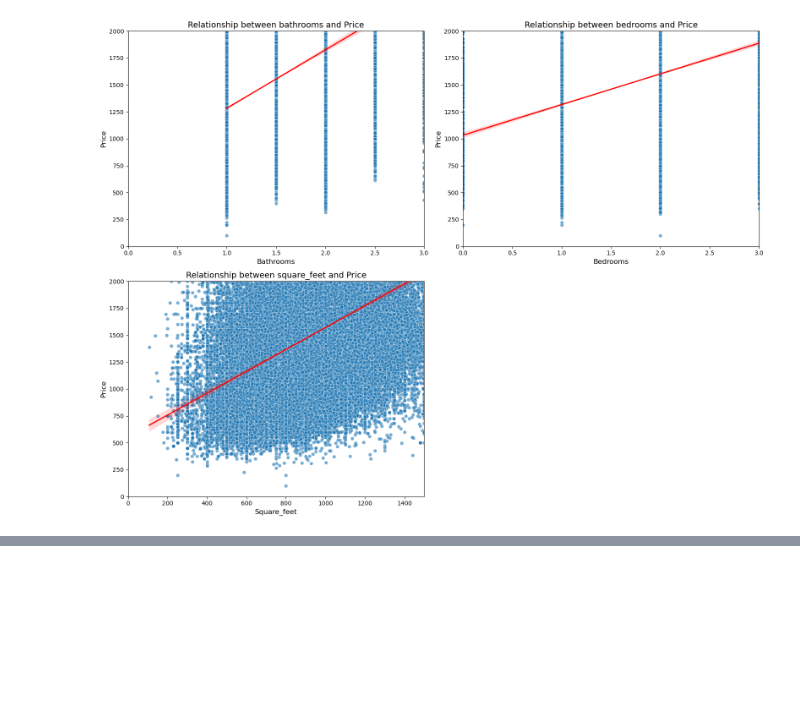
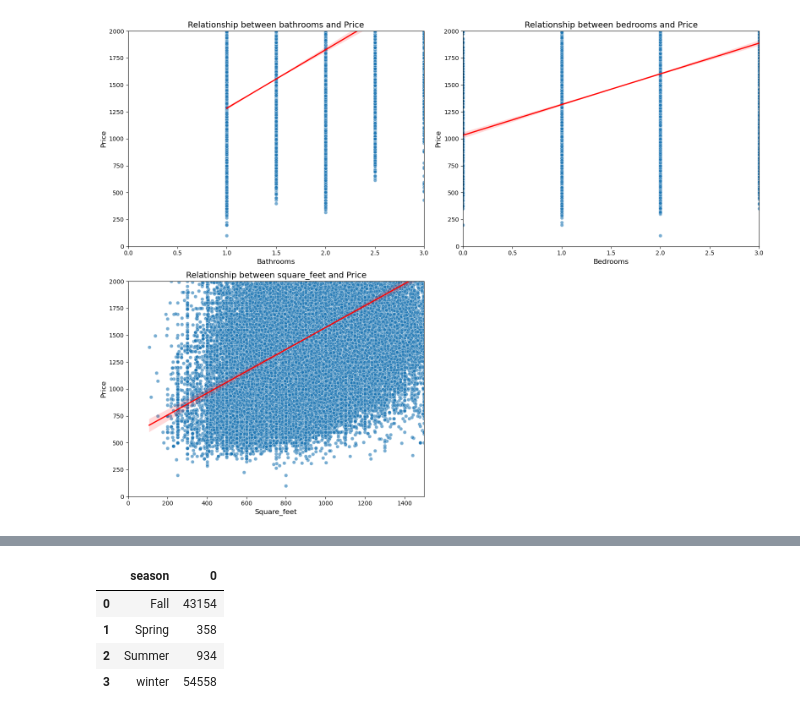
Before and after one commit to tghcb9/dataanalytics-project1-group6, a Jupyter notebook: submission/analysis/question-3.ipynb, the cells around one changed output, grey strips where cells are left out. Drawn from its saved outputs; the diff is of its cells as text; code cells hidden in the pictures; blank space fills up the shorter version.

```diff
--- a/submission/analysis/question-3.ipynb
+++ b/submission/analysis/question-3.ipynb
@@ -247,0 +257,13 @@ plt.show()
+# %%
+# THIS JUST FOR BIAS AND LIMITATION: Define a function to determine the season
+def get_season(date):
+    if date.month in [12,1,2]:
+        return "winter"
+    elif date.month in [3,4,5]:
+        return "Spring"
+    elif date.month in [6,7,8]:
+        return "Summer"
+    else:
+        return "Fall"
+#create a new column for the season
+df["season"] = df["date"].apply(get_season)
@@ -247,0 +278,10 @@ plt.show()
+# %%
+# Group by the season column and calculate the sum of values
+grouped_season = df.groupby('season').size().reset_index()
+grouped_season
+# %% [output]
+|  | season | 0 |
+| 0 | Fall | 43154 |
+| 1 | Spring | 358 |
+| 2 | Summer | 934 |
+| 3 | winter | 54558 |
```
Also changed, not shown: parts of 2 cells of this notebook.
